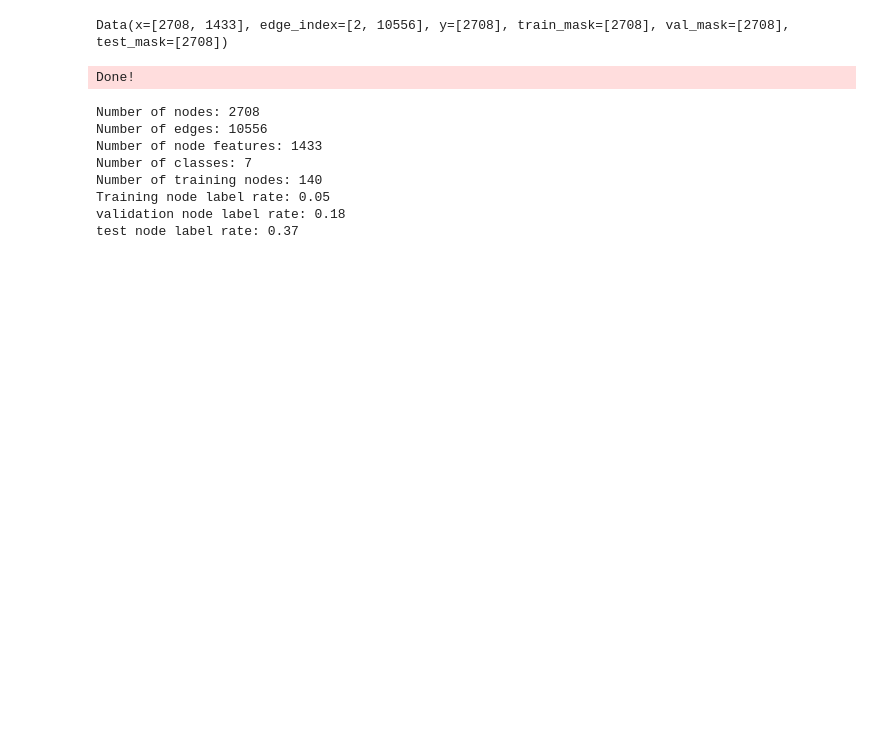
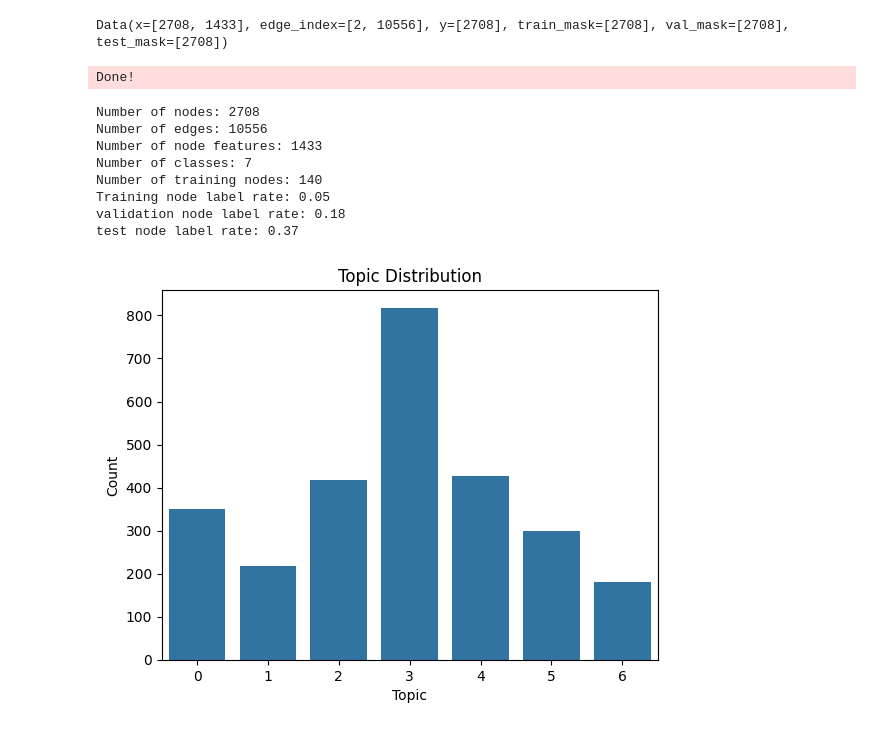
Before and after one commit to Naveen-gale/DATA-SCENS-LEARNING, a Jupyter notebook: resurach.ipynb, the cells around one changed output. Drawn from its saved outputs; the diff is of its cells as text; code cells hidden in the pictures; blank space fills up the shorter version.

```diff
--- a/resurach.ipynb
+++ b/resurach.ipynb
@@ -61,3 +61,12 @@ Number of training nodes: 140
 Training node label rate: 0.05
 validation node label rate: 0.18
 test node label rate: 0.37
+# %%
+topic_count = pd.Series(data.y.numpy()).value_counts().sort_index()
+sns.barplot(x=topic_count.index , y= topic_count.values)
+plt.xlabel("Topic")
+plt.ylabel("Count")
+plt.title("Topic Distribution")
+plt.show()
+# %% [output]
+[figure, added]
```
Also changed, not shown: parts of 10 cells of this notebook.
